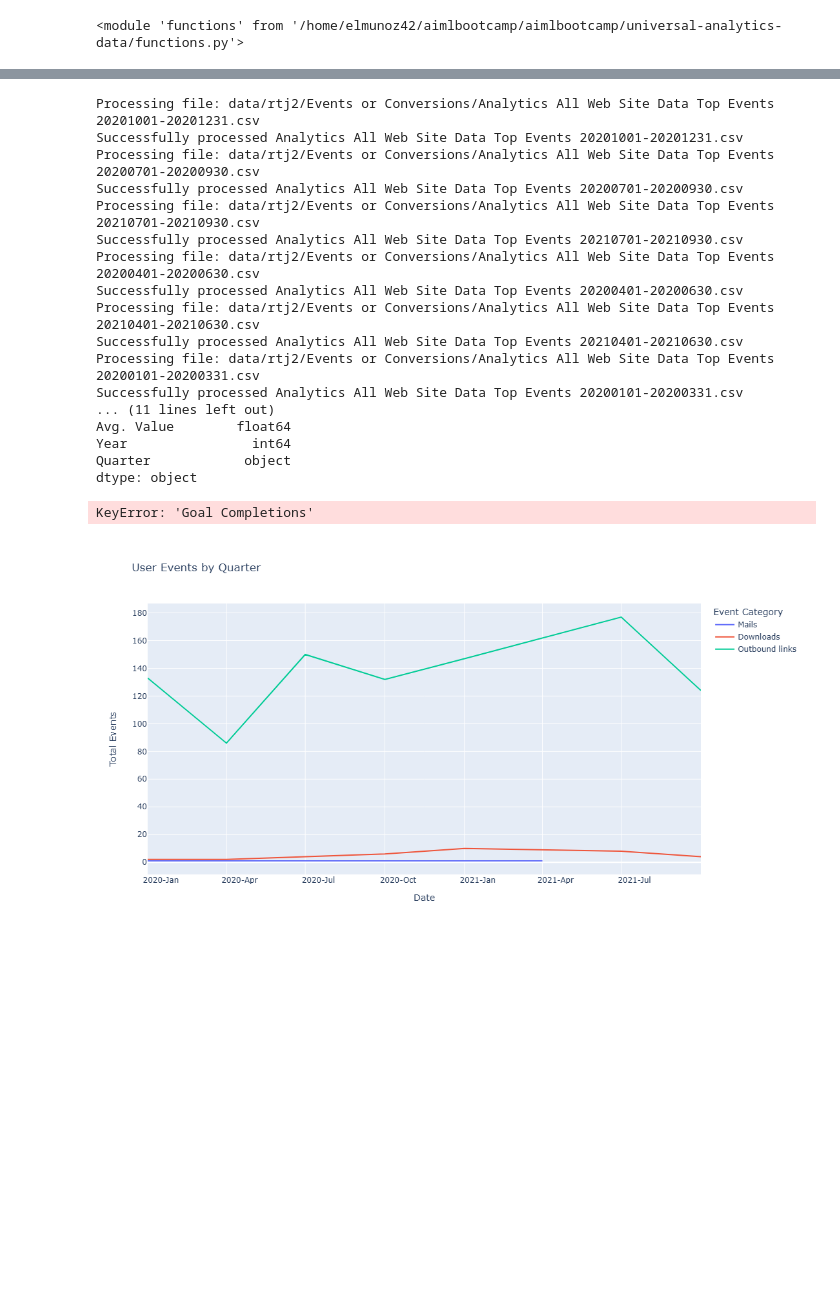
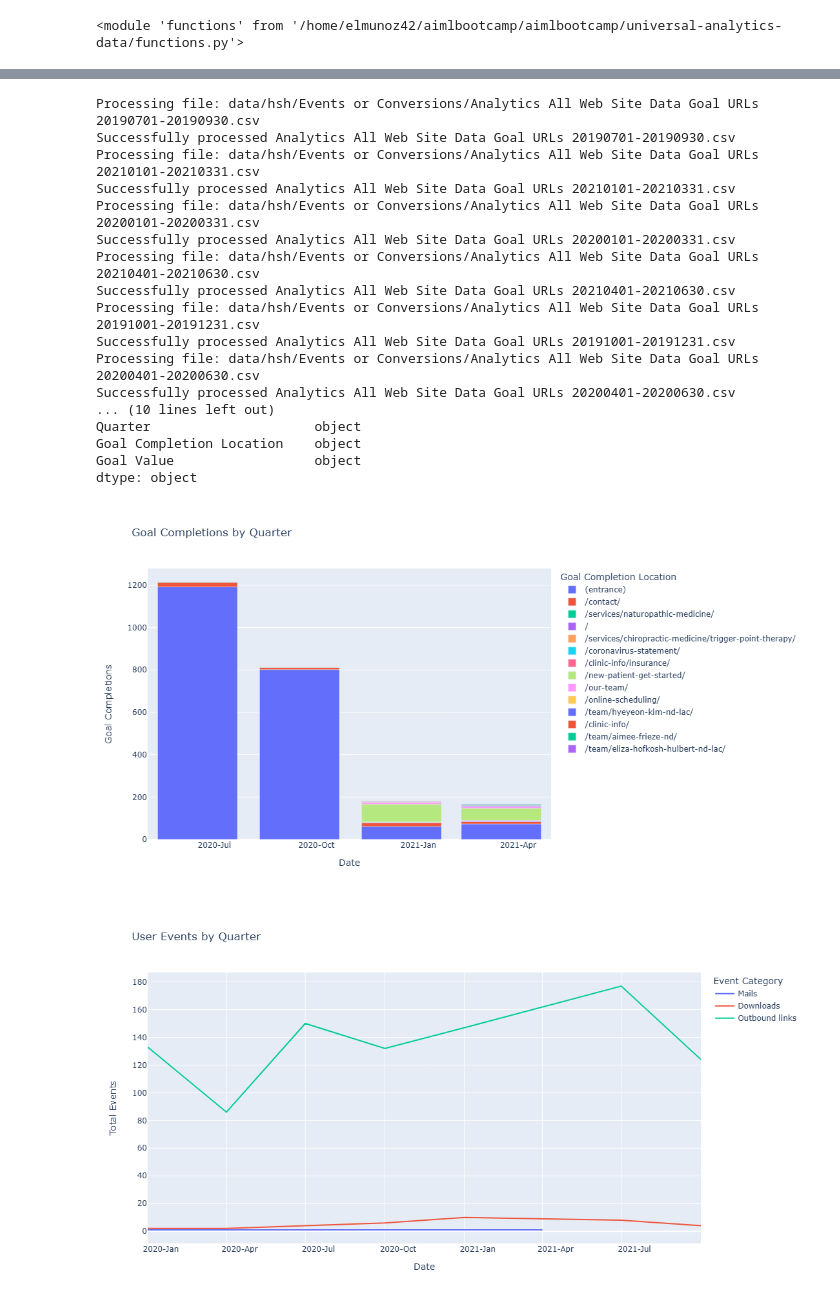
Before and after one commit to elmunoz42/universal-analytics-jupyter-notebook, a Jupyter notebook: UA-data-consolidation-and-analysis.ipynb, the cells around one changed output, grey strips where cells are left out. Saved outputs shown, nothing was run; the diff lists cells and outputs as text; code cells hidden in the pictures; blank space fills up the shorter version.

```diff
--- a/UA-data-consolidation-and-analysis.ipynb
+++ b/UA-data-consolidation-and-analysis.ipynb
@@ -228,64 +228,79 @@ fig.write_html('output/rtj2/rtj2-landing-pages.html')
 # %%
 # Usage
 try:
-    df = functions.build_ua_pages_dataframe('rtj2/Events or Conversions')
+    df = functions.build_ua_pages_dataframe('hsh/Events or Conversions', 'goal-urls')
     # print(df.head())
     print(df.dtypes)
 except ValueError as e:
     print(f"Error: {str(e)}")
 # %% [output]
-Processing file: data/rtj2/Events or Conversions/Analytics All Web Site Data Top Events 20201001-20201231.csv
-Successfully processed Analytics All Web Site Data Top Events 20201001-20201231.csv
-Processing file: data/rtj2/Events or Conversions/Analytics All Web Site Data Top Events 20200701-20200930.csv
-Successfully processed Analytics All Web Site Data Top Events 20200701-20200930.csv
-Processing file: data/rtj2/Events or Conversions/Analytics All Web Site Data Top Events 20210701-20210930.csv
-Successfully processed Analytics All Web Site Data Top Events 20210701-20210930.csv
-Processing file: data/rtj2/Events or Conversions/Analytics All Web Site Data Top Events 20200401-20200630.csv
-Successfully processed Analytics All Web Site Data Top Events 20200401-20200630.csv
-Processing file: data/rtj2/Events or Conversions/Analytics All Web Site Data Top Events 20210401-20210630.csv
-Successfully processed Analytics All Web Site Data Top Events 20210401-20210630.csv
-Processing file: data/rtj2/Events or Conversions/Analytics All Web Site Data Top Events 20200101-20200331.csv
-Successfully processed Analytics All Web Site Data Top Events 20200101-20200331.csv
-... (11 lines left out)
-Avg. Value        float64
-Year                int64
-Quarter            object
+Processing file: data/hsh/Events or Conversions/Analytics All Web Site Data Goal URLs 20190701-20190930.csv
+Successfully processed Analytics All Web Site Data Goal URLs 20190701-20190930.csv
+Processing file: data/hsh/Events or Conversions/Analytics All Web Site Data Goal URLs 20210101-20210331.csv
+Successfully processed Analytics All Web Site Data Goal URLs 20210101-20210331.csv
+Processing file: data/hsh/Events or Conversions/Analytics All Web Site Data Goal URLs 20200101-20200331.csv
+Successfully processed Analytics All Web Site Data Goal URLs 20200101-20200331.csv
+Processing file: data/hsh/Events or Conversions/Analytics All Web Site Data Goal URLs 20210401-20210630.csv
+Successfully processed Analytics All Web Site Data Goal URLs 20210401-20210630.csv
+Processing file: data/hsh/Events or Conversions/Analytics All Web Site Data Goal URLs 20191001-20191231.csv
+Successfully processed Analytics All Web Site Data Goal URLs 20191001-20191231.csv
+Processing file: data/hsh/Events or Conversions/Analytics All Web Site Data Goal URLs 20200401-20200630.csv
+Successfully processed Analytics All Web Site Data Goal URLs 20200401-20200630.csv
+... (10 lines left out)
+Quarter                     object
+Goal Completion Location    object
+Goal Value                  object
 dtype: object
 # %%
 # GOAL URLS / CONVERSIONS
 # Read the CSV file
-df = pd.read_csv('output/rtj2/Events or Conversions/consolidated-goal-urls.csv')
+df = pd.read_csv('output/hsh/Events or Conversions/consolidated-goal-urls.csv')
 
 # # Now, let's create the Date column
 df['Date'] = pd.to_datetime(df['Year'].astype(str) + '-' + df['Quarter'].apply(functions.quarter_to_month) + '-01')
 
 # Convert Pageviews to Numeric
 df['Goal Completions'] = pd.to_numeric(df['Goal Completions'].str.replace(',', ''), errors='coerce')
 # Sort by date
 df = df.sort_values("Date")
 
 # Create Line Plot with the goals completion locations that exist
-# include_list = [] in @include_list
-fig = px.line(df.query('`Goal Completion Location`'), x='Date', y='Goal Completions', color='Goal Completion Location', title='Goal Completions by Quarter')
+include_list = [
+    '/',
+    '/team/aimee-frieze-nd/',
+    '/services/chiropractic-medicine/trigger-point-therapy/',
+    '/our-team/',
+    '/team/eliza-hofkosh-hulbert-nd-lac/',
+    '/contact/',
+    '/team/hyeyeon-kim-nd-lac/',
+    '/clinic-info/',
+    '/services/naturopathic-medicine/',
+    '/new-patient-get-started/',
+    '/online-scheduling/',
+    '/coronavirus-statement/',
+    '(entrance)',
+    '/clinic-info/insurance/'
+]
+fig = px.bar(df.query('`Goal Completion Location` in @include_list'), x='Date', y='Goal Completions', color='Goal Completion Location', title='Goal Completions by Quarter')
 
 # Update the layout
 fig.update_layout(
     autosize=False,
     width=1200,  # Width of the figure in pixels
     height=600  # Height of the figure in pixels
 )
 
 # Customize the x-axis to show both year and quarter
 fig.update_xaxes(
     dtick="M3",
     tickformat="%Y-%b",  # This will show Year-Month
     ticklabelmode="period"
 )
 
 fig.show()
-# fig.write_html('output/rtj2/rtj2-goal-urls.html')
+# fig.write_html('output/hsh/hsh-goal-urls.html')
 # %% [output]
-KeyError: 'Goal Completions'
+[figure, added]
 # %%
 # EVENTS
 # Read the CSV file
```
Also changed, not shown: parts of 8 cells of this notebook, 1 other file.
